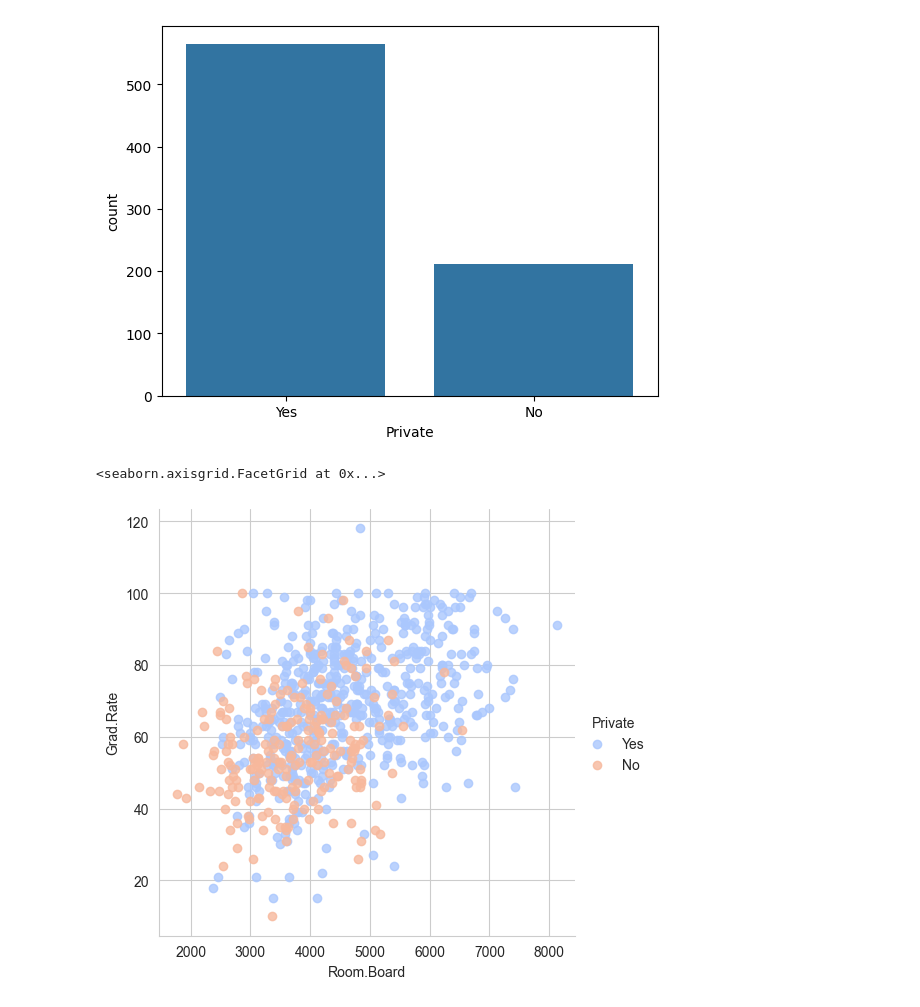
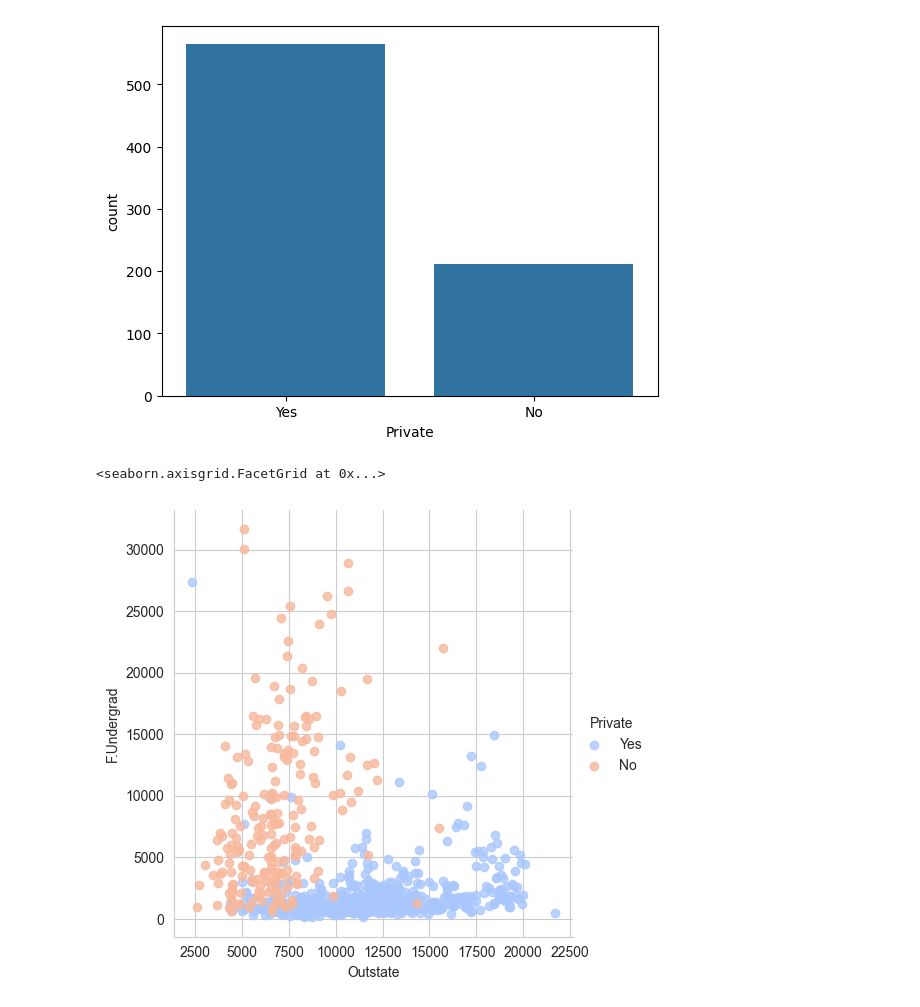
Before and after one commit to shubhamspande/MACHINE-LEARNING--ML1-, a Jupyter notebook: Day-10.ipynb, the cells around one changed output. Cells and saved outputs as stored; diff of their text form; code cells hidden in the pictures.

```diff
--- a/Day-10.ipynb
+++ b/Day-10.ipynb
@@ -188,10 +188,10 @@ sns.countplot(x=df['Private'])
 [figure]
 # %%
 sns.set_style('whitegrid')
-sns.lmplot(data=df,x='Room.Board',y='Grad.Rate',hue='Private',
-          palette='coolwarm',aspect=1,fit_reg=False)
+sns.lmplot(data=df, x='Outstate',y='F.Undergrad',hue='Private',
+           palette='coolwarm',aspect=1,fit_reg=False)
 # %% [output]
 <seaborn.axisgrid.FacetGrid at 0x...>
-[figure, old version]
+[figure, new version]
 # %%
 sns.set_style('whitegrid')
```
Also changed, not shown: parts of 31 cells of this notebook, 1 other file.
